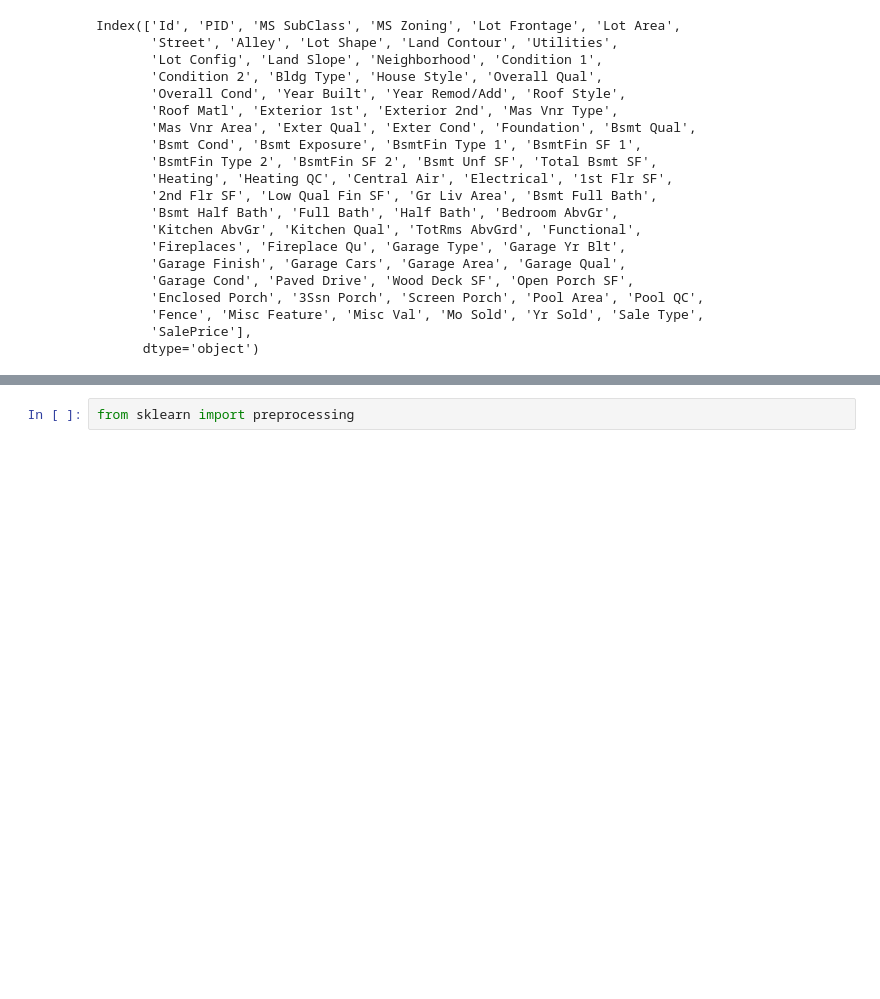
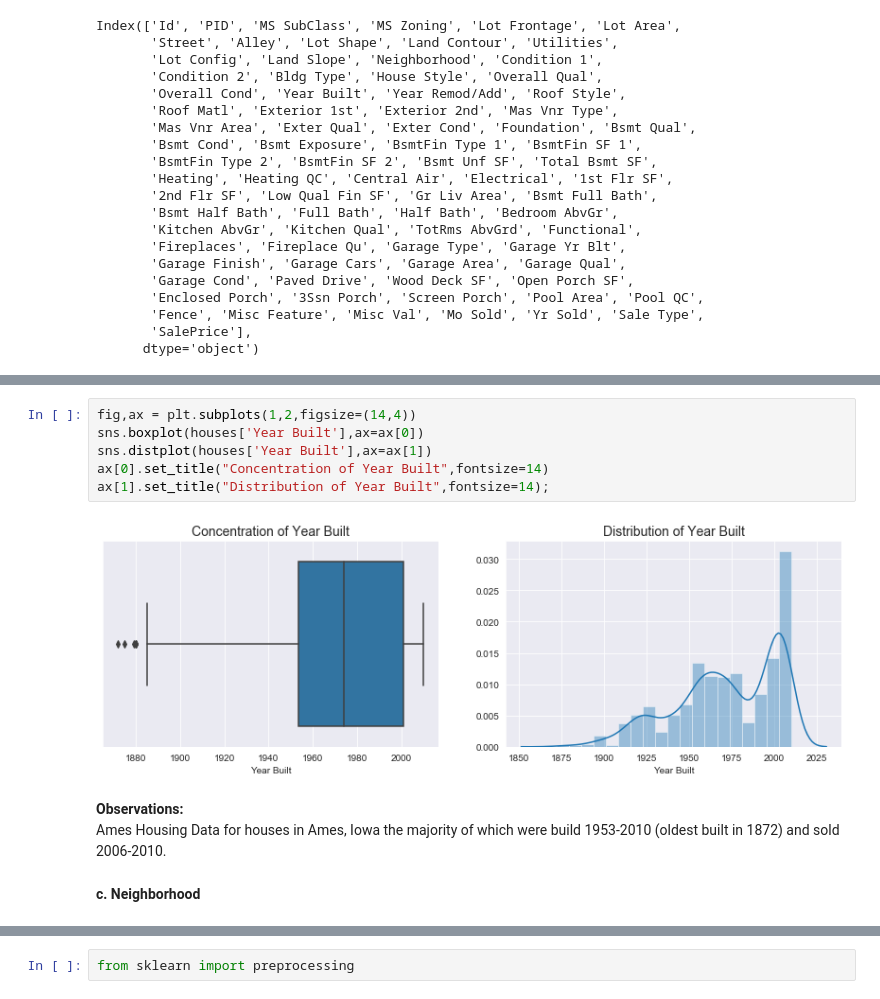
Before and after one commit to Laurarom7/Ames-Housing-Price-Predictor, a Jupyter notebook: Ames_Housing_Prices-Additional-An-Iteration.ipynb, the cells around one changed output, grey strips where cells are left out. Saved outputs shown, nothing was run; the diff lists cells and outputs as text; blank space fills up the shorter version.

```diff
--- a/Ames_Housing_Prices-Additional-An-Iteration.ipynb
+++ b/Ames_Housing_Prices-Additional-An-Iteration.ipynb
@@ -250,0 +109,12 @@ houses['Year Remod/Add'].isna().sum()
+# %%
+fig,ax = plt.subplots(1,2,figsize=(14,4))
+sns.boxplot(houses['Year Built'],ax=ax[0])
+sns.distplot(houses['Year Built'],ax=ax[1])
+ax[0].set_title("Concentration of Year Built",fontsize=14)
+ax[1].set_title("Distribution of Year Built",fontsize=14);
+# %% [output]
+[figure, added]
+# %% [markdown]
+**Observations:**<br>Ames Housing Data for houses in Ames, Iowa the majority of which were build 1953-2010 (oldest built in 1872) and sold 2006-2010.
+# %% [markdown]
+**c. Neighborhood**
```
Also changed, not shown: parts of 106 cells of this notebook.
